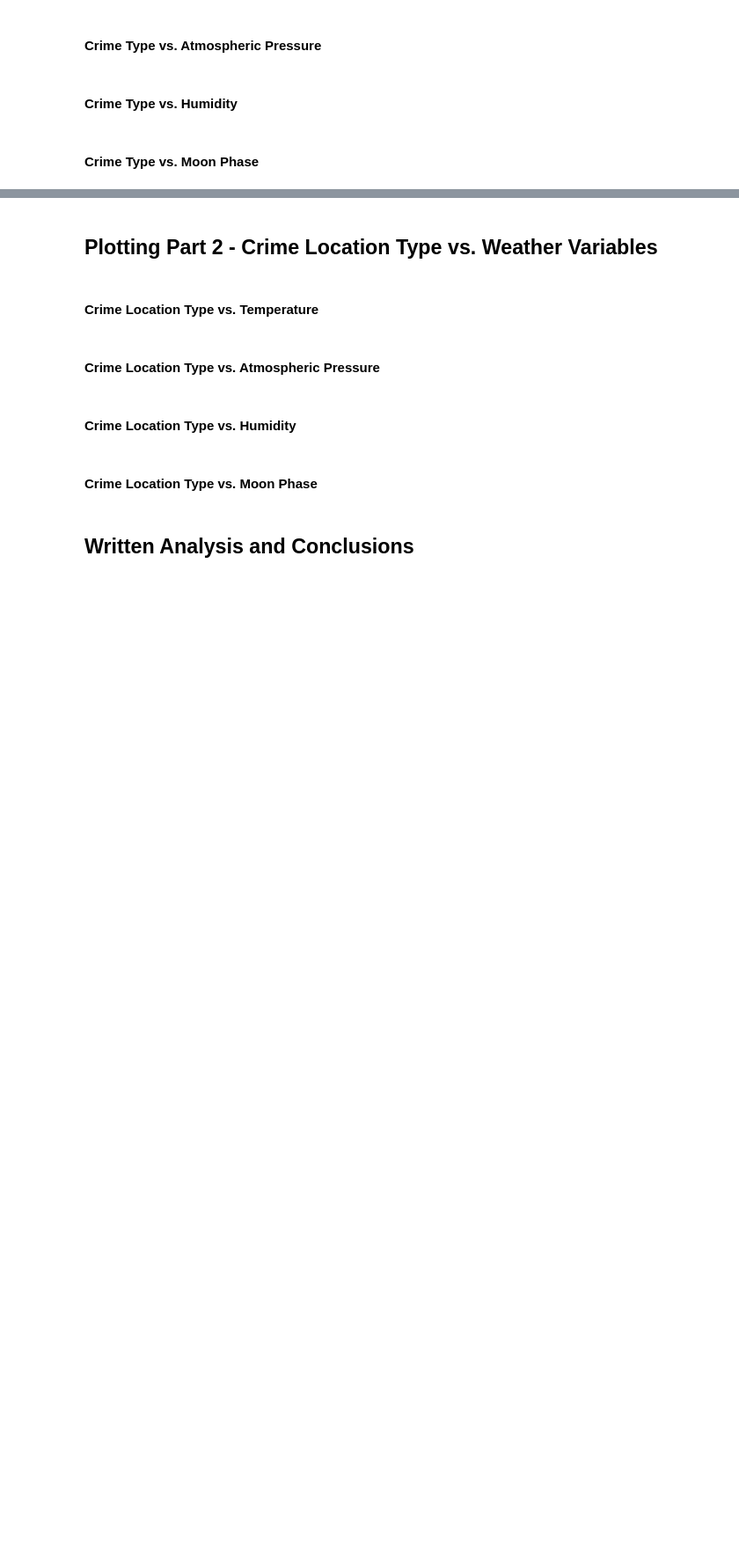
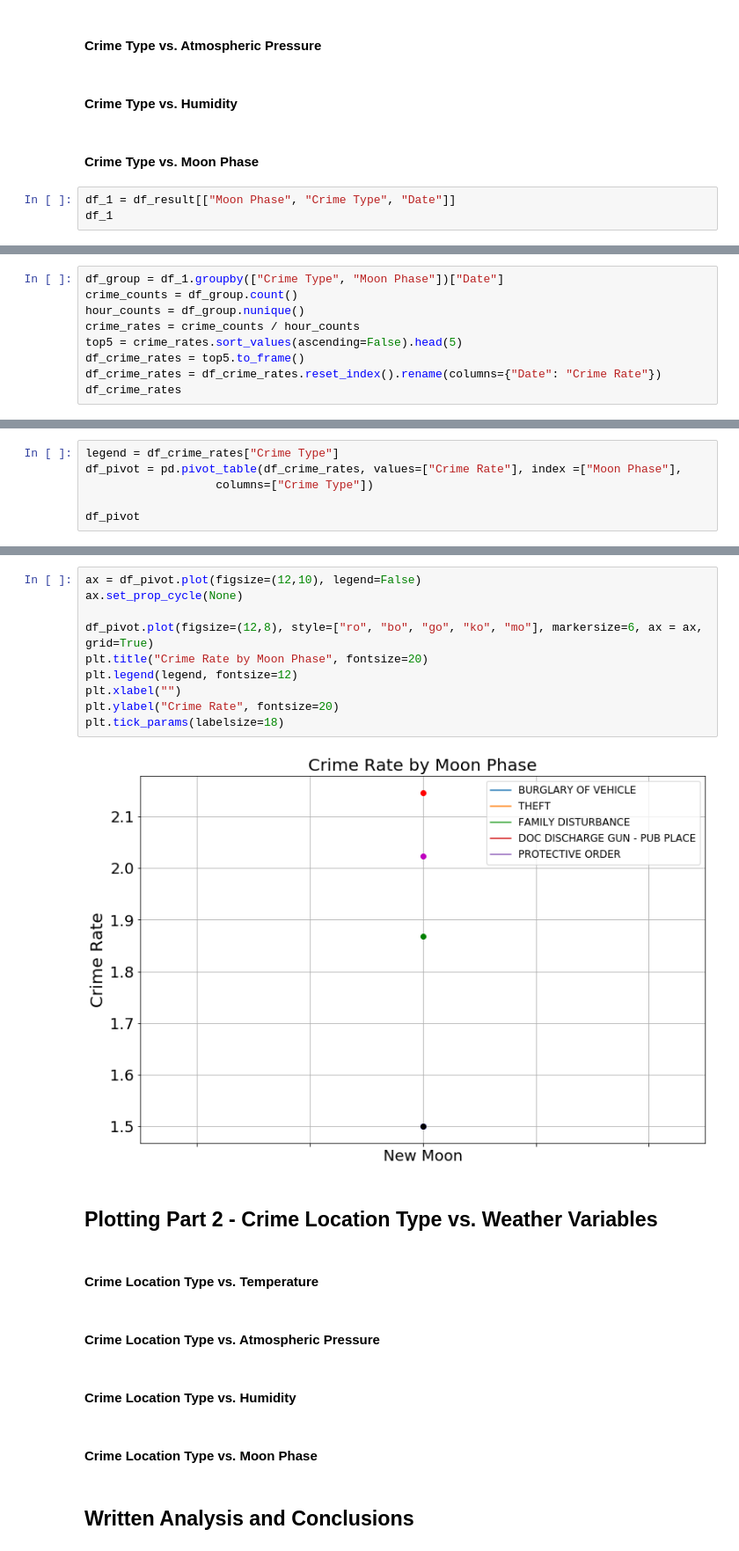
Before and after one commit to eanord4/First-Project, a Jupyter notebook: first-project.ipynb, the cells around one changed output, grey strips where cells are left out. Shown at 88% size. Drawn from its saved outputs; the diff is of its cells as text; blank space fills up the shorter version.

```diff
--- a/first-project.ipynb
+++ b/first-project.ipynb
@@ -148,3 +170,6 @@ df_plot1.plot()
 #### Crime Type vs. Humidity
 # %% [markdown]
 #### Crime Type vs. Moon Phase
+# %%
+df_1 = df_result[["Moon Phase", "Crime Type", "Date"]]
+df_1
@@ -150,0 +190,9 @@ df_plot1.plot()
+# %%
+df_group = df_1.groupby(["Crime Type", "Moon Phase"])["Date"]
+crime_counts = df_group.count()
+hour_counts = df_group.nunique()
+crime_rates = crime_counts / hour_counts
+top5 = crime_rates.sort_values(ascending=False).head(5)
+df_crime_rates = top5.to_frame()
+df_crime_rates = df_crime_rates.reset_index().rename(columns={"Date": "Crime Rate"})
+df_crime_rates
@@ -150,0 +206,6 @@ df_plot1.plot()
+# %%
+legend = df_crime_rates["Crime Type"]
+df_pivot = pd.pivot_table(df_crime_rates, values=["Crime Rate"], index =["Moon Phase"],
+                   columns=["Crime Type"])
+
+df_pivot
@@ -151,3 +217,15 @@ df_plot1.plot()
+# %%
+ax = df_pivot.plot(figsize=(12,10), legend=False)
+ax.set_prop_cycle(None)
+
+df_pivot.plot(figsize=(12,8), style=["ro", "bo", "go", "ko", "mo"], markersize=6, ax = ax, grid=True)
+plt.title("Crime Rate by Moon Phase", fontsize=20)
+plt.legend(legend, fontsize=12)
+plt.xlabel("")
+plt.ylabel("Crime Rate", fontsize=20)
+plt.tick_params(labelsize=18)
+# %% [output]
+[figure, added]
 # %% [markdown]
 ## Plotting Part 2 - Crime Location Type vs. Weather Variables
 # %% [markdown]
```
Also changed, not shown: parts of 16 cells of this notebook, 2 other files.
